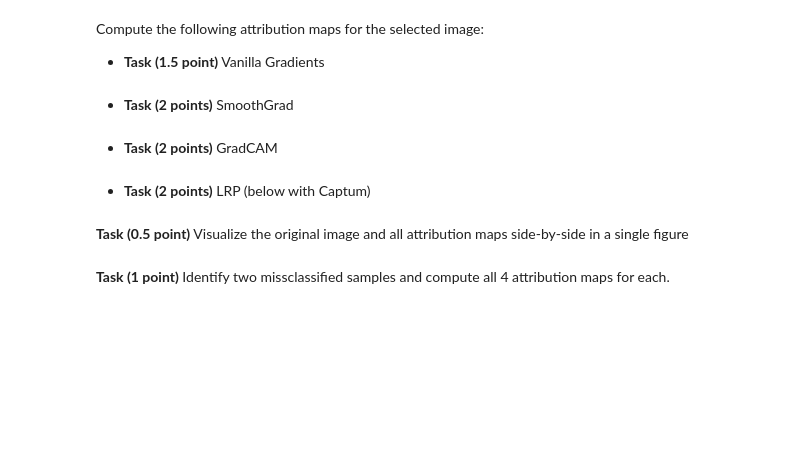
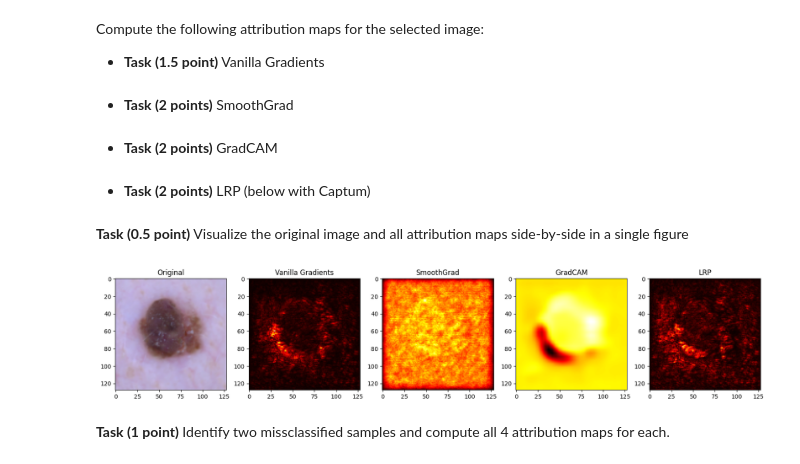
Before and after one commit to chambrehomme/XAI, a Jupyter notebook: XAI_Lab2_Assignment.ipynb, the cells around one changed output. Cells and saved outputs as stored; diff of their text form; code cells hidden in the pictures; blank space fills up the shorter version.

```diff
--- a/XAI_Lab2_Assignment.ipynb
+++ b/XAI_Lab2_Assignment.ipynb
@@ -139,2 +168,7 @@ Compute the following attribution maps for the selected image:
+# %%
+saliency = Saliency(model)
+vanilla_grad = saliency.attribute(img, target=label)
+vanilla_grad = vanilla_grad.squeeze().cpu().detach().numpy()
+vanilla_grad = np.abs(vanilla_grad).mean(axis=0)
 # %% [markdown]
 - **Task (2 points)** SmoothGrad
@@ -143,2 +175,7 @@ Compute the following attribution maps for the selected image:
+# %%
+nt = NoiseTunnel(saliency)
+smooth_grad = nt.attribute(img, nt_samples=50, nt_type='smoothgrad', target=label)
+smooth_grad = smooth_grad.squeeze().cpu().detach().numpy()
+smooth_grad = np.abs(smooth_grad).mean(axis=0)
 # %% [markdown]
 - **Task (2 points)** GradCAM
@@ -147,2 +182,7 @@ Compute the following attribution maps for the selected image:
+# %%
+layer_gradcam = LayerGradCam(model, model.conv3)
+gradcam = layer_gradcam.attribute(img, target=label)
+gradcam = gradcam.squeeze().cpu().detach().numpy()
+gradcam = cv2.resize(gradcam, (128, 128), interpolation=cv2.INTER_LINEAR)
 # %% [markdown]
 - **Task (2 points)** LRP (below with Captum)
@@ -151,2 +189,7 @@ Compute the following attribution maps for the selected image:
+# %%
+lrp = LRP(model)
+lrp_attr = lrp.attribute(img, target=label)
+lrp_attr = lrp_attr.squeeze().cpu().detach().numpy()
+lrp_attr = np.abs(lrp_attr).mean(axis=0)
 # %% [markdown]
 **Task (0.5 point)** Visualize the original image and all attribution maps side-by-side in a single figure
@@ -155,2 +196,27 @@ Compute the following attribution maps for the selected image:
+# %%
+fig, axes = plt.subplots(1, 5, figsize=(20, 4))
+
+img_np = img.squeeze().cpu().detach().numpy()
+img_np = (img_np + 1) / 2
+img_np = np.transpose(img_np, (1, 2, 0))
+
+axes[0].imshow(img_np)
+axes[0].set_title("Original")
+
+axes[1].imshow(vanilla_grad, cmap='hot')
+axes[1].set_title("Vanilla Gradients")
+
+axes[2].imshow(smooth_grad, cmap='hot')
+axes[2].set_title("SmoothGrad")
+
+axes[3].imshow(gradcam, cmap='hot')
+axes[3].set_title("GradCAM")
+
+axes[4].imshow(lrp_attr, cmap='hot')
+axes[4].set_title("LRP")
+
+plt.show()
+# %% [output]
+[figure, added]
 # %% [markdown]
 **Task (1 point)** Identify two missclassified samples and compute all 4 attribution maps for each.
```
Also changed, not shown: parts of 12 cells of this notebook.
